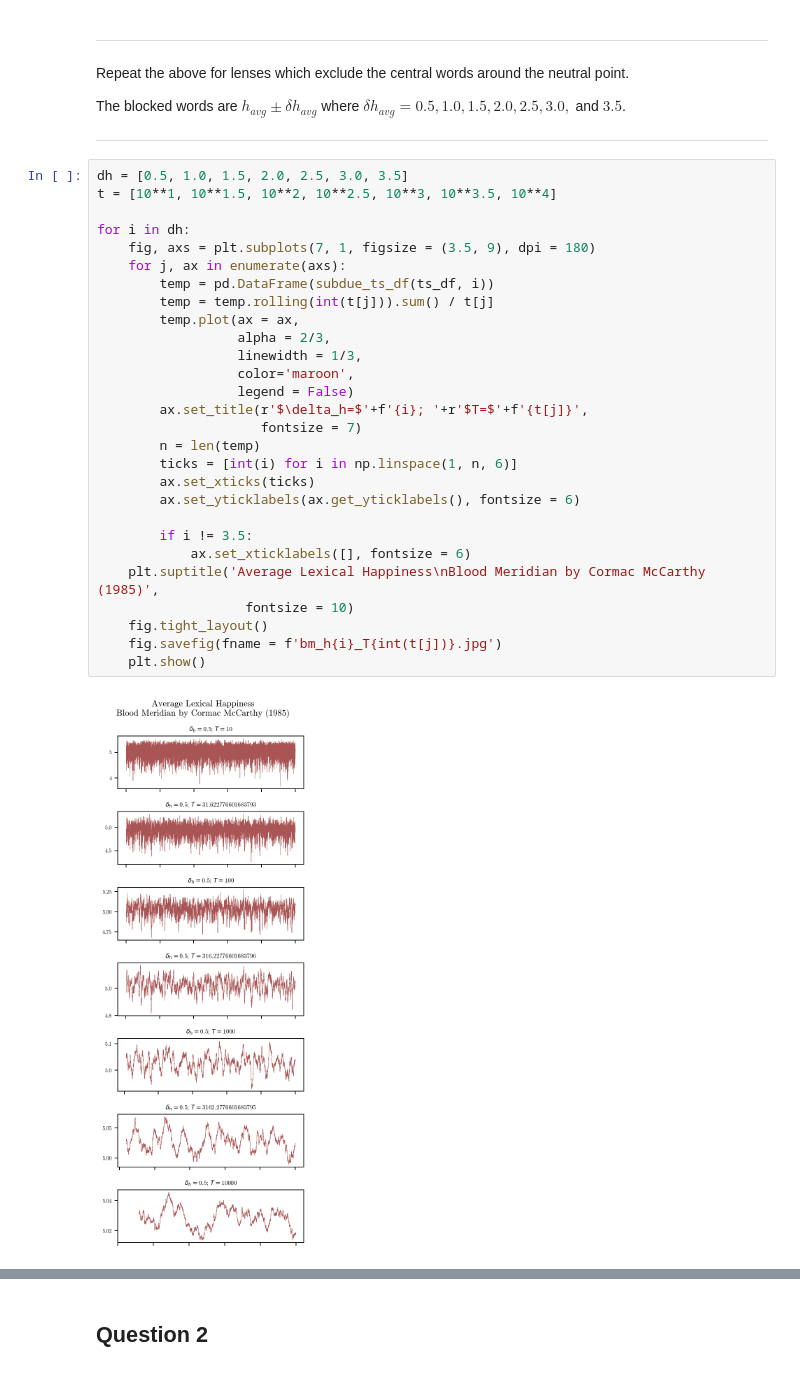
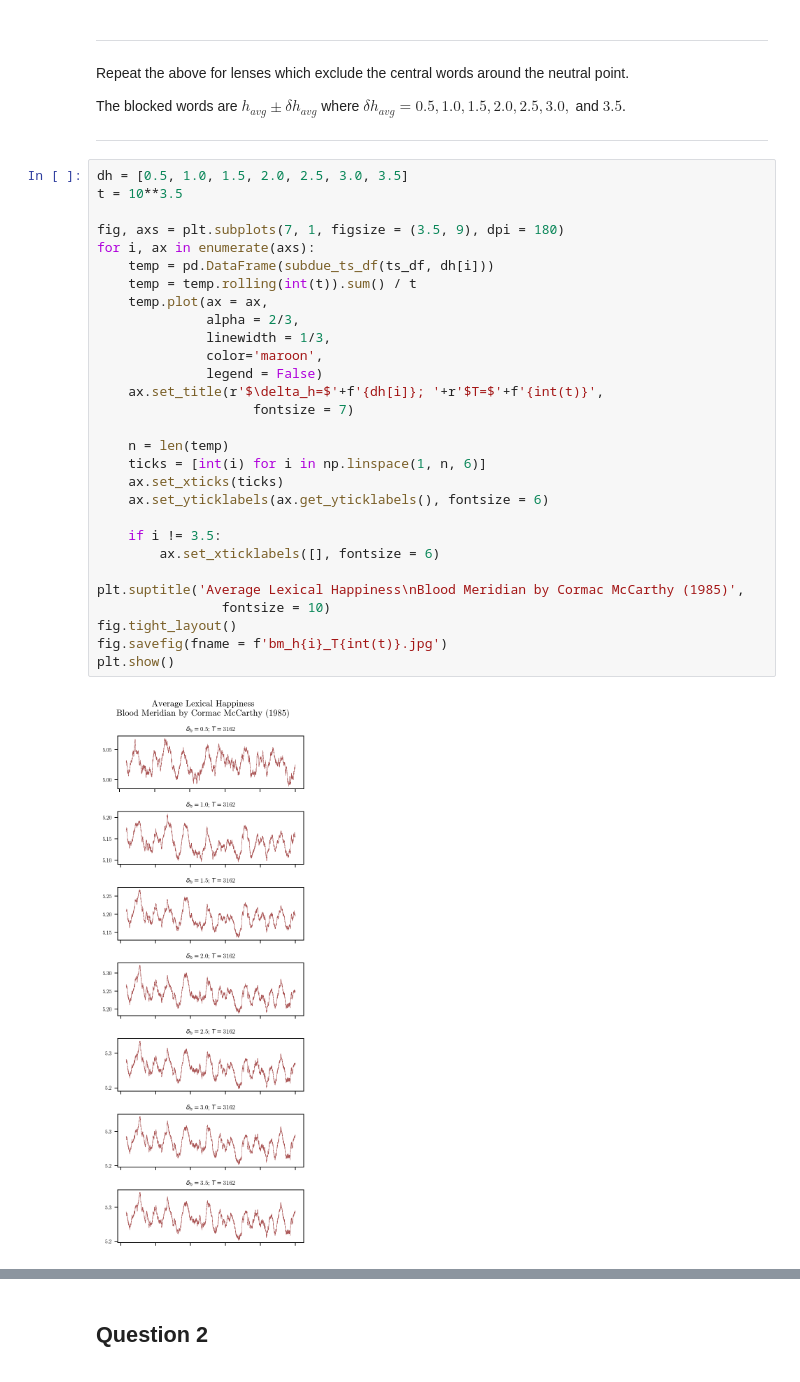
Before and after one commit to P-Harvey/csys303_assignments, a Jupyter notebook: plharvey_20/Word_Shift.ipynb, the cells around one changed output, grey strips where cells are left out. Drawn from its saved outputs; the diff is of its cells as text.

Commit message:
Fixed figure for 1 c

```diff
--- a/plharvey_20/Word_Shift.ipynb
+++ b/plharvey_20/Word_Shift.ipynb
@@ -380,31 +380,32 @@ The blocked words are $h_{avg} \pm \delta h_{avg}$ where $\delta h_{avg} = 0.5,
 ****
 # %%
 dh = [0.5, 1.0, 1.5, 2.0, 2.5, 3.0, 3.5]
-t = [10**1, 10**1.5, 10**2, 10**2.5, 10**3, 10**3.5, 10**4]
+t = 10**3.5
 
-for i in dh:
-    fig, axs = plt.subplots(7, 1, figsize = (3.5, 9), dpi = 180)
-    for j, ax in enumerate(axs):
-        temp = pd.DataFrame(subdue_ts_df(ts_df, i))
-        temp = temp.rolling(int(t[j])).sum() / t[j]
-        temp.plot(ax = ax,
-                  alpha = 2/3,
-                  linewidth = 1/3,
-                  color='maroon',
-                  legend = False)
-        ax.set_title(r'$\delta_h=$'+f'{i}; '+r'$T=$'+f'{t[j]}',
-                     fontsize = 7)
-        n = len(temp)
-        ticks = [int(i) for i in np.linspace(1, n, 6)]
-        ax.set_xticks(ticks)
-        ax.set_yticklabels(ax.get_yticklabels(), fontsize = 6)
+fig, axs = plt.subplots(7, 1, figsize = (3.5, 9), dpi = 180)
+for i, ax in enumerate(axs):
+    temp = pd.DataFrame(subdue_ts_df(ts_df, dh[i]))
+    temp = temp.rolling(int(t)).sum() / t
+    temp.plot(ax = ax,
+              alpha = 2/3,
+              linewidth = 1/3,
+              color='maroon',
+              legend = False)
+    ax.set_title(r'$\delta_h=$'+f'{dh[i]}; '+r'$T=$'+f'{int(t)}',
+                    fontsize = 7)
 
-        if i != 3.5:
-            ax.set_xticklabels([], fontsize = 6)
-    plt.suptitle('Average Lexical Happiness\nBlood Meridian by Cormac McCarthy (1985)',
-                   fontsize = 10)
-    fig.tight_layout()
-    fig.savefig(fname = f'bm_h{i}_T{int(t[j])}.jpg')
-    plt.show()
+    n = len(temp)
+    ticks = [int(i) for i in np.linspace(1, n, 6)]
+    ax.set_xticks(ticks)
+    ax.set_yticklabels(ax.get_yticklabels(), fontsize = 6)
+
+    if i != 3.5:
+        ax.set_xticklabels([], fontsize = 6)
+
+plt.suptitle('Average Lexical Happiness\nBlood Meridian by Cormac McCarthy (1985)',
+                fontsize = 10)
+fig.tight_layout()
+fig.savefig(fname = f'bm_h{i}_T{int(t)}.jpg')
+plt.show()
 # %% [output]
-[figure, old version]
+[figure, new version]
```
Also changed, not shown: parts of 1 cell of this notebook, 1 other file.
